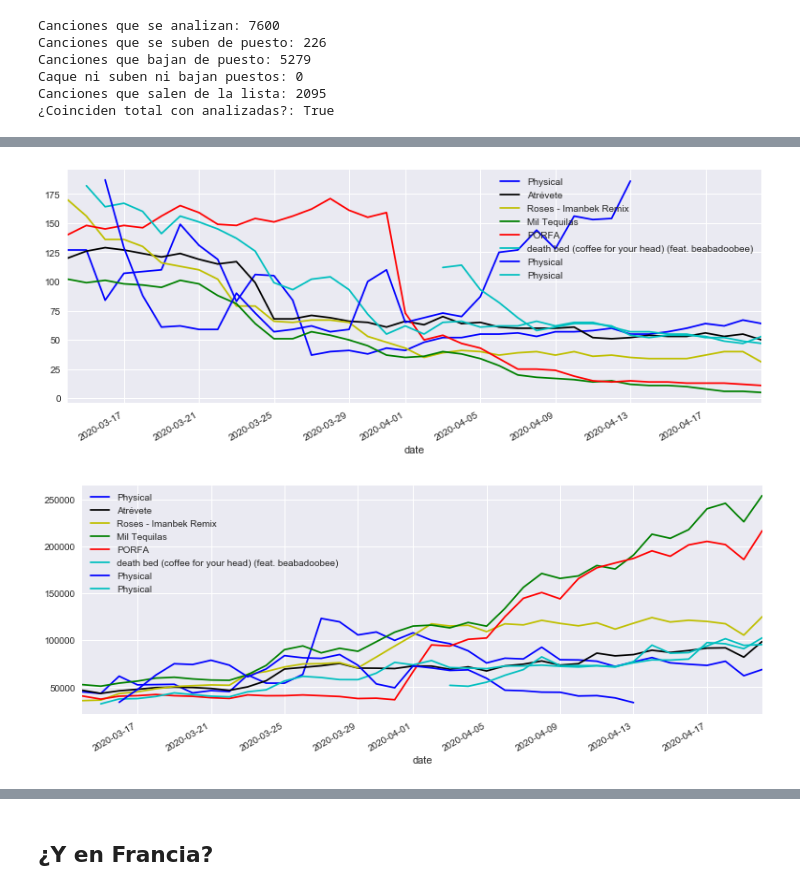
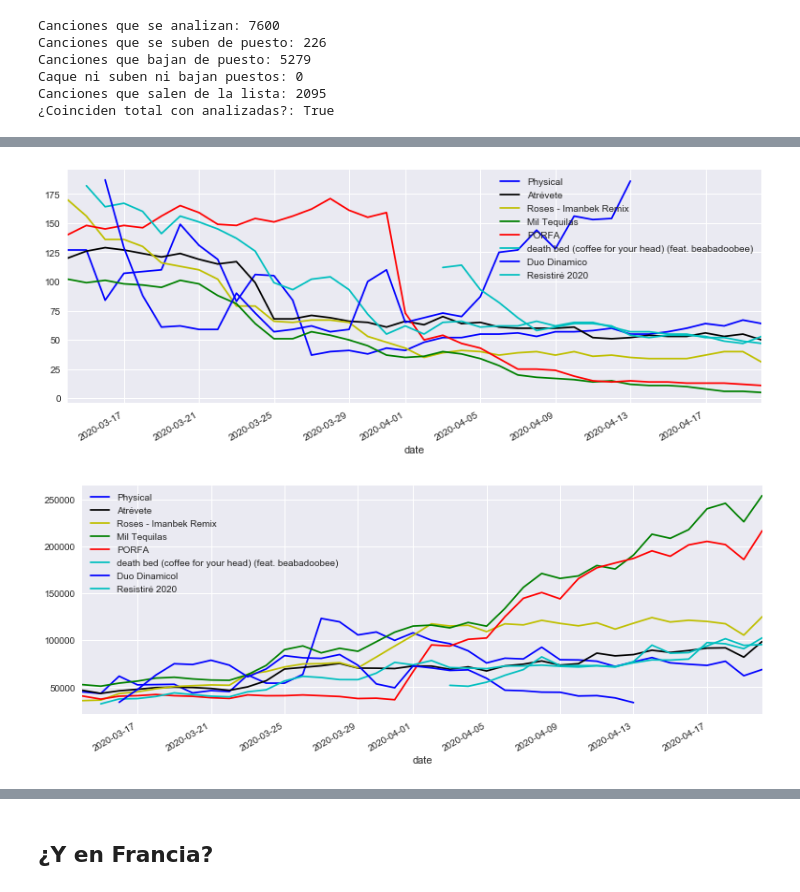
Before and after one commit to akakicreations/spotify-resistire-covid19, a Jupyter notebook: notebook_exploratoryanalysis.ipynb, the cells around one changed output, grey strips where cells are left out. Cells and saved outputs as stored; diff of their text form; code cells hidden in the pictures.

```diff
--- a/notebook_exploratoryanalysis.ipynb
+++ b/notebook_exploratoryanalysis.ipynb
@@ -288,8 +280,8 @@ data_spain[data_spain['Track Name'] =='Roses - Imanbek Remix'].Position.plot(lab
 data_spain[data_spain['Track Name'] =='Mil Tequilas'].Position.plot(label = 'Mil Tequilas', color= 'g')
 data_spain[data_spain['Track Name'] =='PORFA'].Position.plot(label = "PORFA", color= 'r')
 data_spain[data_spain['Track Name'] =='death bed (coffee for your head) (feat. beabadoobee)'].Position.plot(label = "death bed (coffee for your head) (feat. beabadoobee)", color= 'c')
-data_spain[data_spain['Artist'] =='Duo Dinamico'].Position.plot(label = "Physical", color= 'b')
-data_spain[data_spain['Artist'] =='Resistiré 2020'].Position.plot(label = "Physical", color= 'c')
+data_spain[data_spain['Artist'] =='Duo Dinamico'].Position.plot(label = "Duo Dinamico", color= 'b')
+data_spain[data_spain['Artist'] =='Resistiré 2020'].Position.plot(label = "Resistiré 2020", color= 'c')
 plt.legend()
 plt.show()
 
@@ -301,8 +293,8 @@ data_spain[data_spain['Track Name'] =='Roses - Imanbek Remix'].Streams.plot(labe
 data_spain[data_spain['Track Name'] =='Mil Tequilas'].Streams.plot(label = 'Mil Tequilas', color= 'g')
 data_spain[data_spain['Track Name'] =='PORFA'].Streams.plot(label = "PORFA", color= 'r')
 data_spain[data_spain['Track Name'] =='death bed (coffee for your head) (feat. beabadoobee)'].Streams.plot(label = "death bed (coffee for your head) (feat. beabadoobee)", color= 'c')
-data_spain[data_spain['Artist'] =='Duo Dinamico'].Streams.plot(label = "Physical", color= 'b')
-data_spain[data_spain['Artist'] =='Resistiré 2020'].Streams.plot(label = "Physical", color= 'c')
+data_spain[data_spain['Artist'] =='Duo Dinamico'].Streams.plot(label = "Duo Dinamicol", color= 'b')
+data_spain[data_spain['Artist'] =='Resistiré 2020'].Streams.plot(label = "Resistiré 2020", color= 'c')
 plt.legend()
 plt.show()
 
@@ -321,35 +313,35 @@ data_concat_up_streams.columns = ['Physical, de Dua Lipa',
                               "Roses - Imanbek Remix, de SAINt JHN",
                               "Mil tequilas, de Chema Rivas",
                               "PORFA, de Feid",
                               "Death bed (coffee for your head)",
                               'Resistiré, de Dúo Dinámico',
                               'Resistiré, Versión 2020']
 
 # Preparar tablar para Datawrapper POSITIONS
 data_concat_up_position = pd.concat([select_position('Physical'),
                                 select_position('Atrévete'),
                                 select_position('Roses - Imanbek Remix'),
                                 select_position('Mil Tequilas'),
                                 select_position('PORFA'),
                                 select_position('death bed (coffee for your head) (feat. beabadoobee)'),
                                 data_duo_export_position,
                                 data_resistire2020_export_position], axis=1)
 
 data_concat_up_position.columns = ['Physical, de Dua Lipa',
                               'Atrévete, de Yago Roche',
                               "Roses - Imanbek Remix, de SAINt JHN",
                               "Mil tequilas, de Chema Rivas",
                               "PORFA, de Feid",
                               "death bed (coffee for your head)",
                               'Resistiré, de Dúo Dinámico',
                               'Resistiré, Versión 2020']
 
 # Exportar CSV
 data_concat_up_streams.to_csv('data_spotify_up_streams.csv', sep = ';')
 data_concat_up_position.to_csv('data_spotify_up_position.csv', sep = ';')
 # %% [output]
-[figure, old version]
+[figure, new version]
-[figure, old version]
+[figure, new version]
 # %%
 # Para terminar, vamos a ver cómo cambia el top10 durante el confinamiento
 # data_spain[data_spain['Position'] == 10]
```
Also changed, not shown: parts of 18 cells of this notebook, 2 other files.
